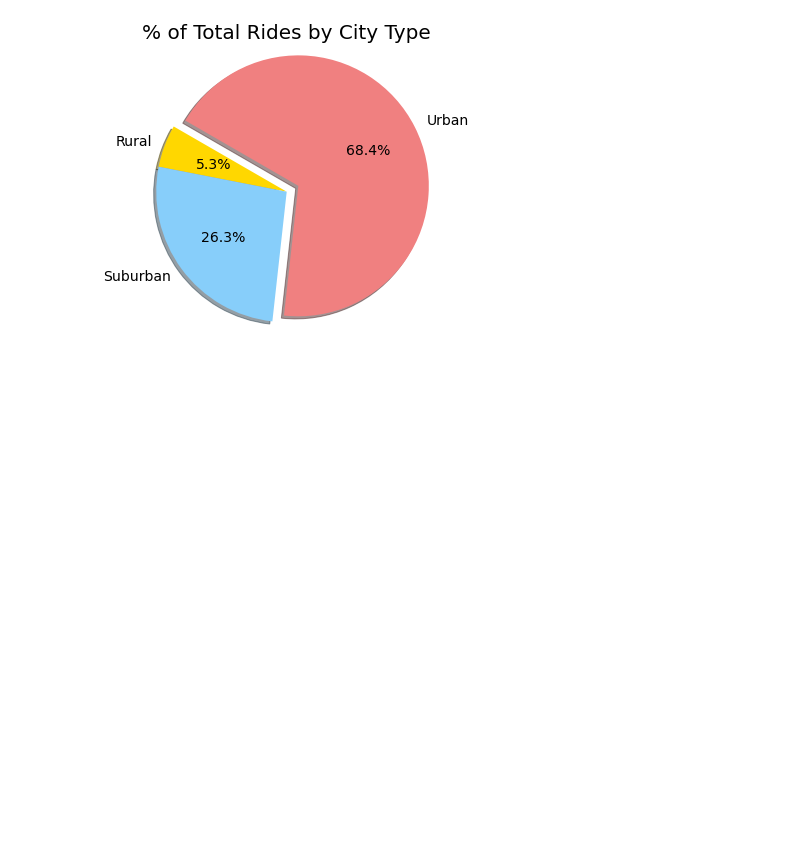
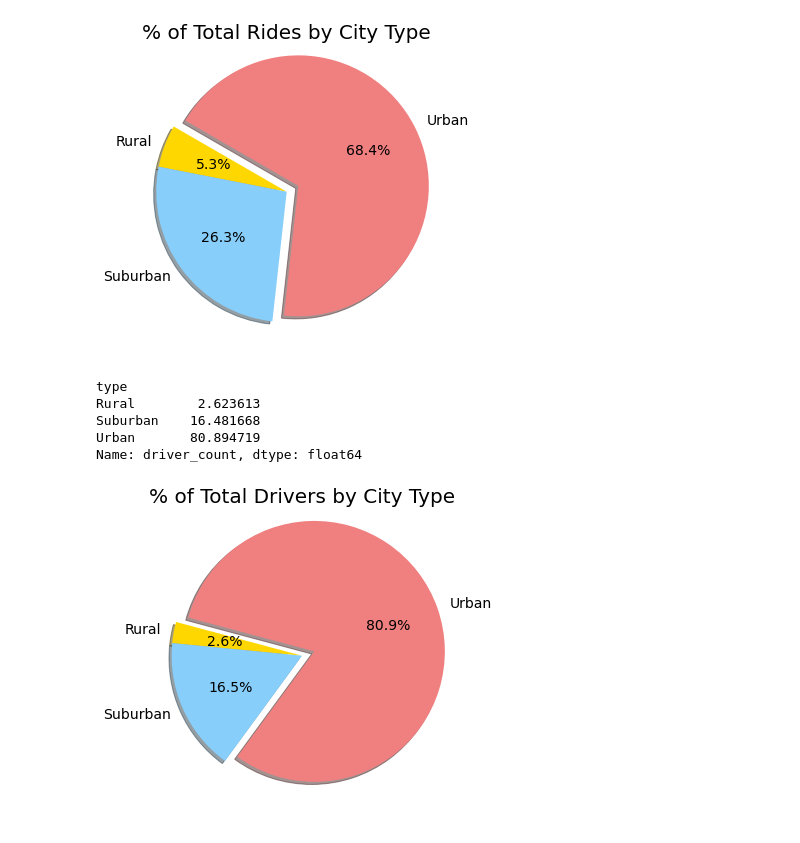
Before and after one commit to sajini-t/PyBer_Analysis, a Jupyter notebook: PyBer.ipynb, the cells around one changed output. Saved outputs shown, nothing was run; the diff lists cells and outputs as text; code cells hidden in the pictures; blank space fills up the shorter version.

Commit message:
% Total Drivers by City Type Pie Chart

```diff
--- a/PyBer.ipynb
+++ b/PyBer.ipynb
@@ -803,3 +803,36 @@ mpl.rcParams['font.size'] = 14
 plt.savefig("analysis/Fig6.png")
 # %% [output]
 [figure]
+# %%
+total_drivers_by_type = city_data_df.groupby(["type"])["driver_count"].sum()
+total_drivers = city_data_df["driver_count"].sum()
+driver_percents = 100 * total_drivers_by_type / total_drivers
+driver_percents
+# %% [output]
+type
+Rural        2.623613
+Suburban    16.481668
+Urban       80.894719
+Name: driver_count, dtype: float64
+# %%
+# Import mpl to change the plot configurations using rcParams.
+import matplotlib as mpl
+# Build Pie Chart
+explode_values = (0, 0, 0.1)
+color_values = ["gold", "lightskyblue", "lightcoral"]
+plt.subplots(figsize =(10,6))
+plt.pie(driver_percents, explode=explode_values,
+        labels= type_percents.index,
+        colors = color_values,
+        shadow=True,
+        startangle=165,
+        autopct='%.1f%%')
+plt.title("% of Total Drivers by City Type", fontsize=20, y=0.95)
+
+# Change the default font size from 10 to 14.
+mpl.rcParams['font.size'] = 14
+
+# Save Figure
+plt.savefig("analysis/Fig7.png")
+# %% [output]
+[figure, added]
```
Also changed, not shown: 1 other file.
